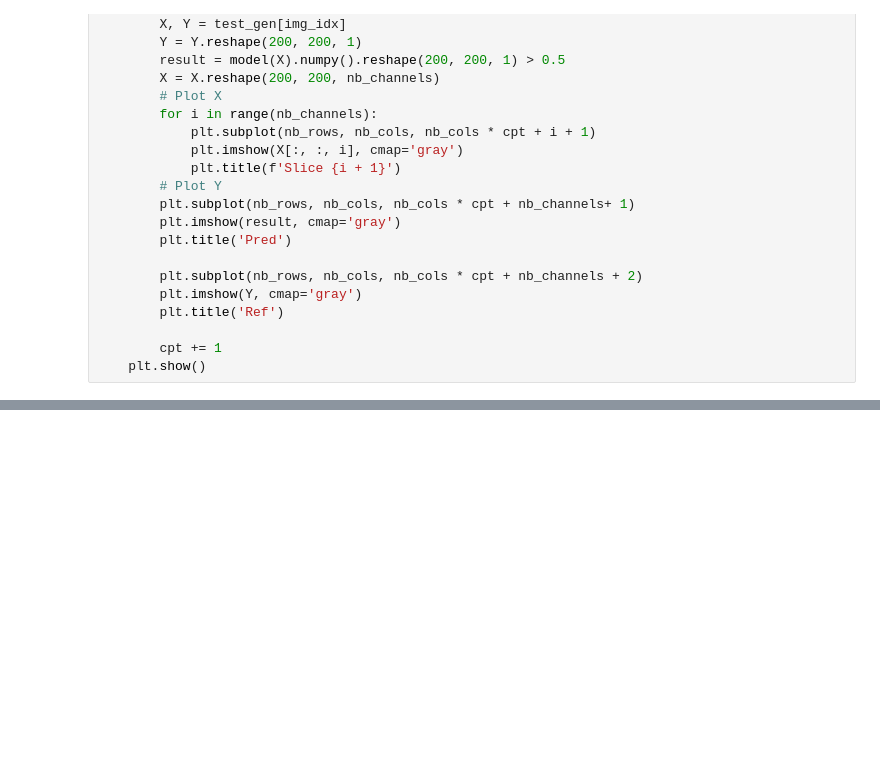
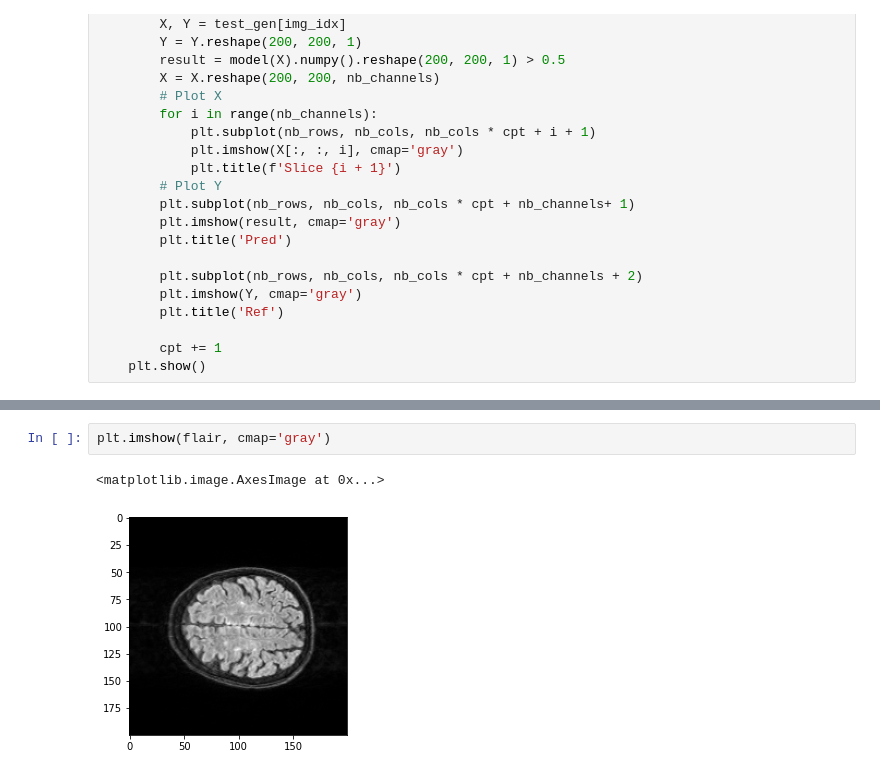
Before and after one commit to davidchen9830/wmh_challenge_segmentation, a Jupyter notebook: models/2d/test_model.ipynb, the cells around one changed output, grey strips where cells are left out. Cells and saved outputs as stored; diff of their text form; blank space fills up the shorter version.

```diff
--- a/models/2d/test_model.ipynb
+++ b/models/2d/test_model.ipynb
@@ -143,0 +169,5 @@ show_results(indices[batch_number * 4: batch_number * 4 + 4])
+# %%
+plt.imshow(flair, cmap='gray')
+# %% [output]
+<matplotlib.image.AxesImage at 0x...>
+[figure, added]
```
Also changed, not shown: parts of 12 cells of this notebook, 2 other files.
